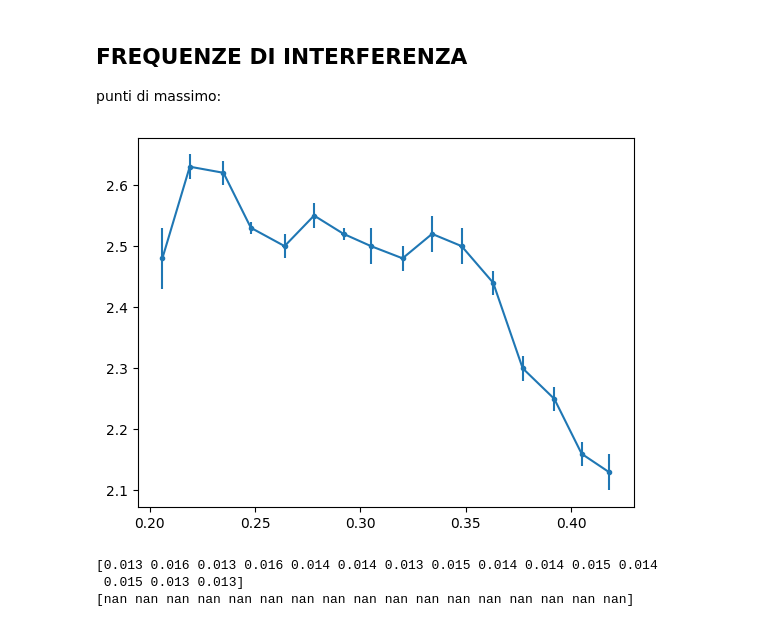
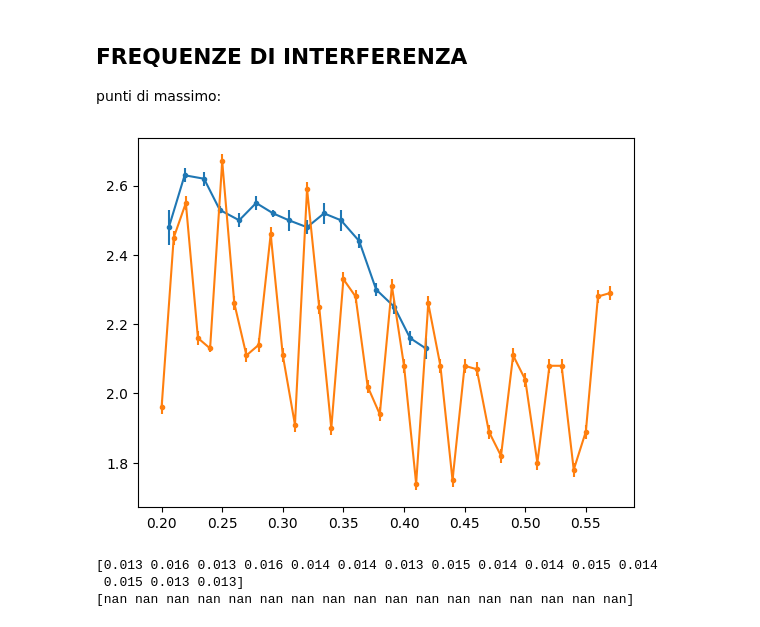
Before and after one commit to CarminatiGiovanni/LaboratorioFisica2, a Jupyter notebook: 20240509micoonde/fabri_perot.ipynb, the cells around one changed output. Saved outputs shown, nothing was run; the diff lists cells and outputs as text; code cells hidden in the pictures.

```diff
--- a/20240509micoonde/fabri_perot.ipynb
+++ b/20240509micoonde/fabri_perot.ipynb
@@ -35,16 +35,17 @@ punti di massimo:
 # %%
 Vmax = np.array(fr['Vmax  (Volt)'])[0:17]
 sigmaVmax = np.array(fr['sigmaVmax'])[0:17]
 dmax = np.array(fr['DX (cm)'][0] - fr['SXmax (cm)'][0:17]) * 0.01
 
 plt.errorbar(dmax, Vmax, yerr=sigmaVmax, xerr=0.001, fmt='.-')
+plt.errorbar(d, V, yerr=sigmaV, xerr=0.001, fmt='.-')
 plt.show()
 
 Δd = dmax[1:-1] - dmax[0:-2]
 λ = 0.0282
 # λ:  (2.819 ± 0.104)e-2 m
 # %% [output]
-[figure, old version]
+[figure, new version]
 # %%
 print(Δd)
 print(dmax[-1]/dmax)
```
Also changed, not shown: 4 other files.
